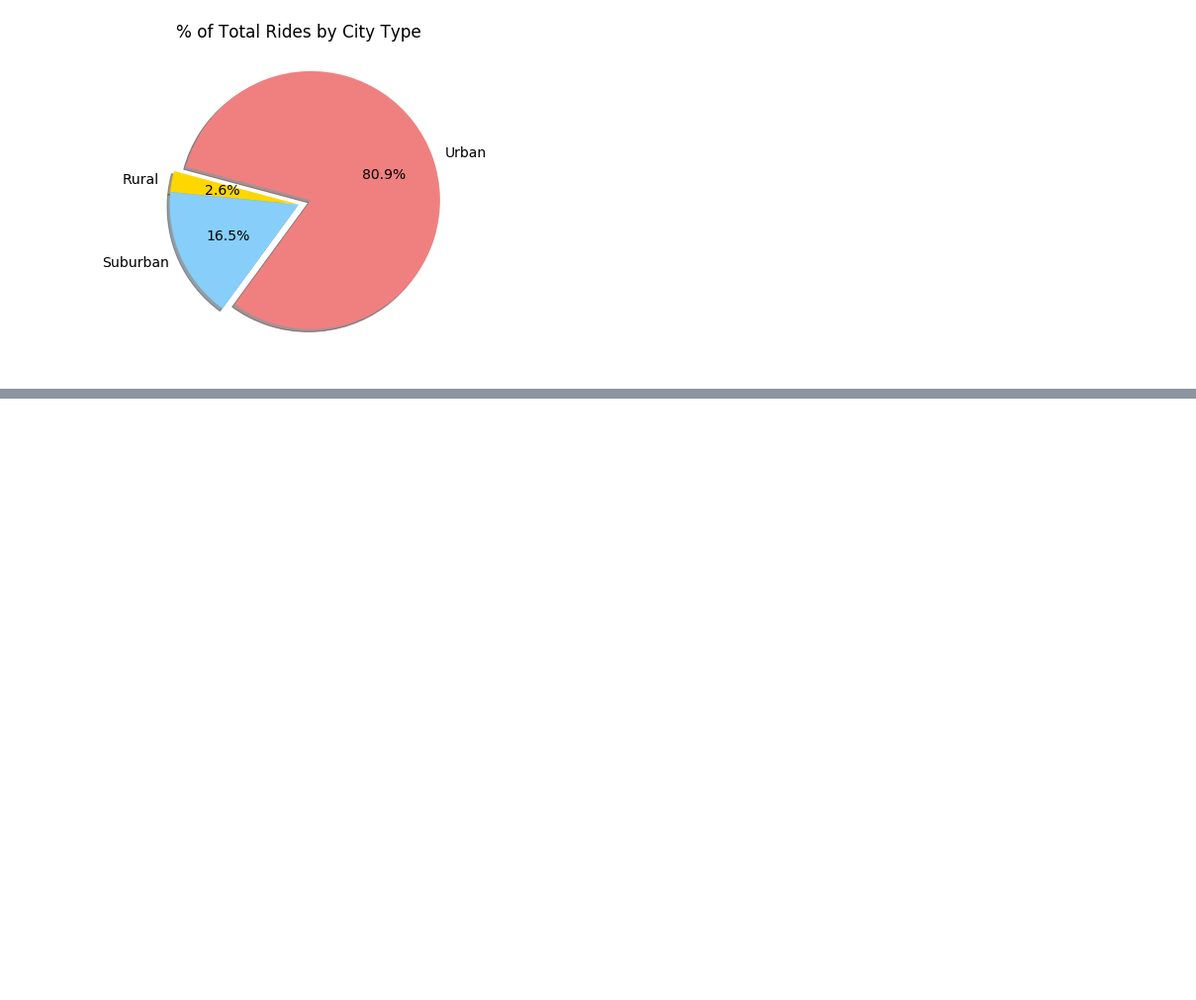
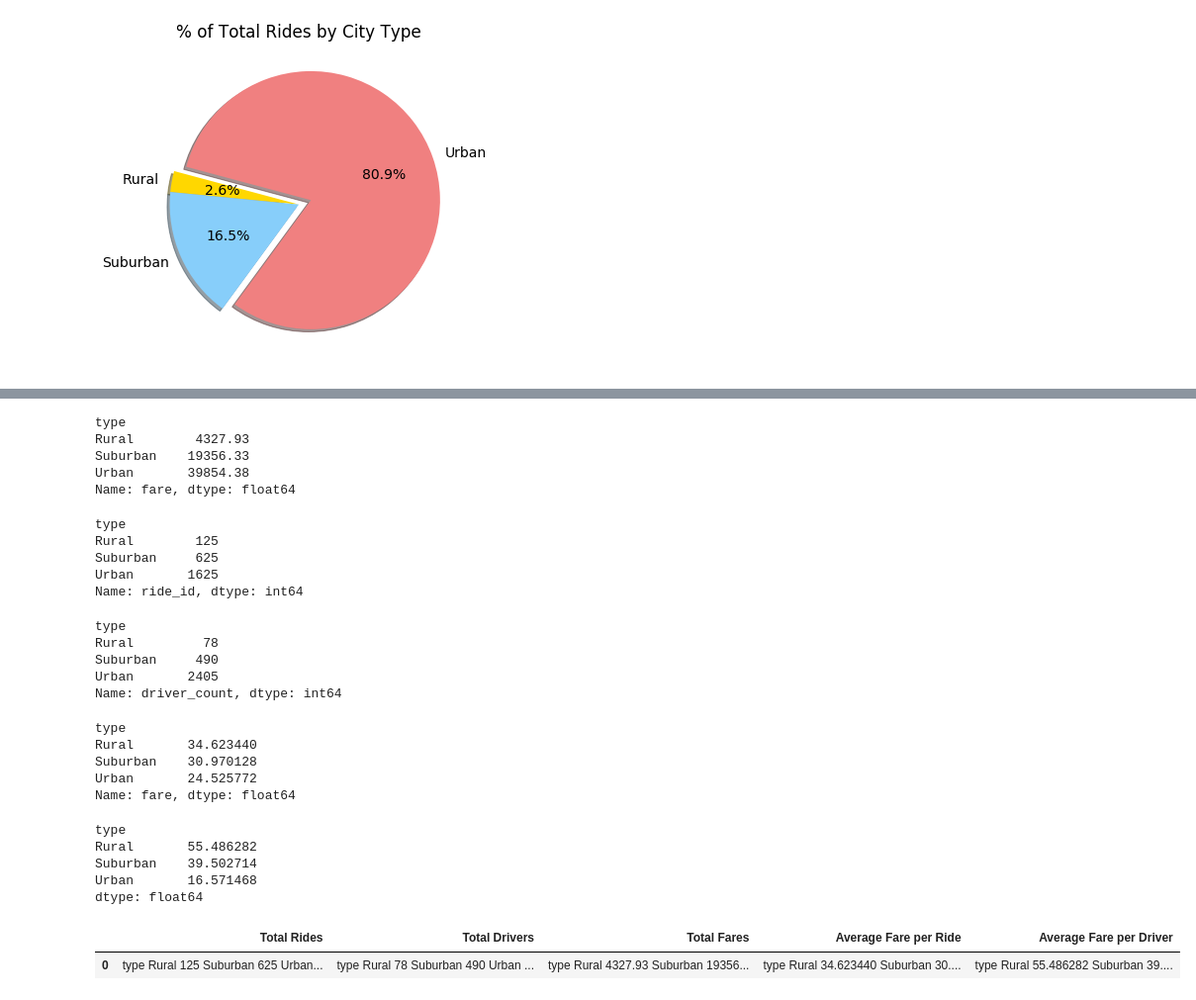
Before and after one commit to argecardenas/PyBer_Analysis, a Jupyter notebook: PyBer.ipynb, the cells around one changed output, grey strips where cells are left out. Shown: that part at 99% size. Drawn from its saved outputs; the diff is of its cells as text; code cells hidden in the pictures; blank space fills up the shorter version.

Commit message:
Challenge, Fares by City Type

```diff
--- a/PyBer.ipynb
+++ b/PyBer.ipynb
@@ -937,0 +971,69 @@ plt.show()
+# %%
+# Get the sum of the fares for each city type.
+sum_fares_by_type = pyber_data_df.groupby(["type"]).sum()["fare"]
+sum_fares_by_type
+# %% [output]
+type
+Rural        4327.93
+Suburban    19356.33
+Urban       39854.38
+Name: fare, dtype: float64
+# %%
+# Get the total rides by type.
+total_rides_by_type = pyber_data_df.groupby(["type"]).count()["ride_id"]
+total_rides_by_type
+# %% [output]
+type
+Rural        125
+Suburban     625
+Urban       1625
+Name: ride_id, dtype: int64
+# %%
+# Get the driver count by type.
+total_drivers_by_type = city_data_df.groupby(["type"]).sum()["driver_count"]
+total_drivers_by_type
+# %% [output]
+type
+Rural         78
+Suburban     490
+Urban       2405
+Name: driver_count, dtype: int64
+# %%
+# Get the average fare per type.
+average_fare_per_type = pyber_data_df.groupby(["type"]).mean()["fare"]
+average_fare_per_type
+# %% [output]
+type
+Rural       34.623440
+Suburban    30.970128
+Urban       24.525772
+Name: fare, dtype: float64
+# %%
+#Get the average fare per driver
+average_fare_per_driver = sum_fares_by_type / total_drivers_by_type
+average_fare_per_driver
+# %% [output]
+type
+Rural       55.486282
+Suburban    39.502714
+Urban       16.571468
+dtype: float64
+# %%
+#Final Summary DataFrame
+ride_summary_df = pd.DataFrame(
+    {
+        "Total Rides": [total_rides_by_type],
+
+        "Total Drivers": [total_drivers_by_type],
+
+        "Total Fares": [sum_fares_by_type],
+
+        "Average Fare per Ride": [average_fare_per_type],
+
+        "Average Fare per Driver": [average_fare_per_driver]
+    }
+)
+ride_summary_df
+# %% [output]
+|  | Total Rides | Total Drivers | Total Fares | Average Fare per Ride | Average Fare per Driver |
+| 0 | type Rural 125 Suburban 625 Urban... | type Rural 78 Suburban 490 Urban ... | type Rural 4327.93 Suburban 19356... | type Rural 34.623440 Suburban 30.... | type Rural 55.486282 Suburban 39.... |
```
Also changed, not shown: parts of 6 cells of this notebook, 2 other files.
